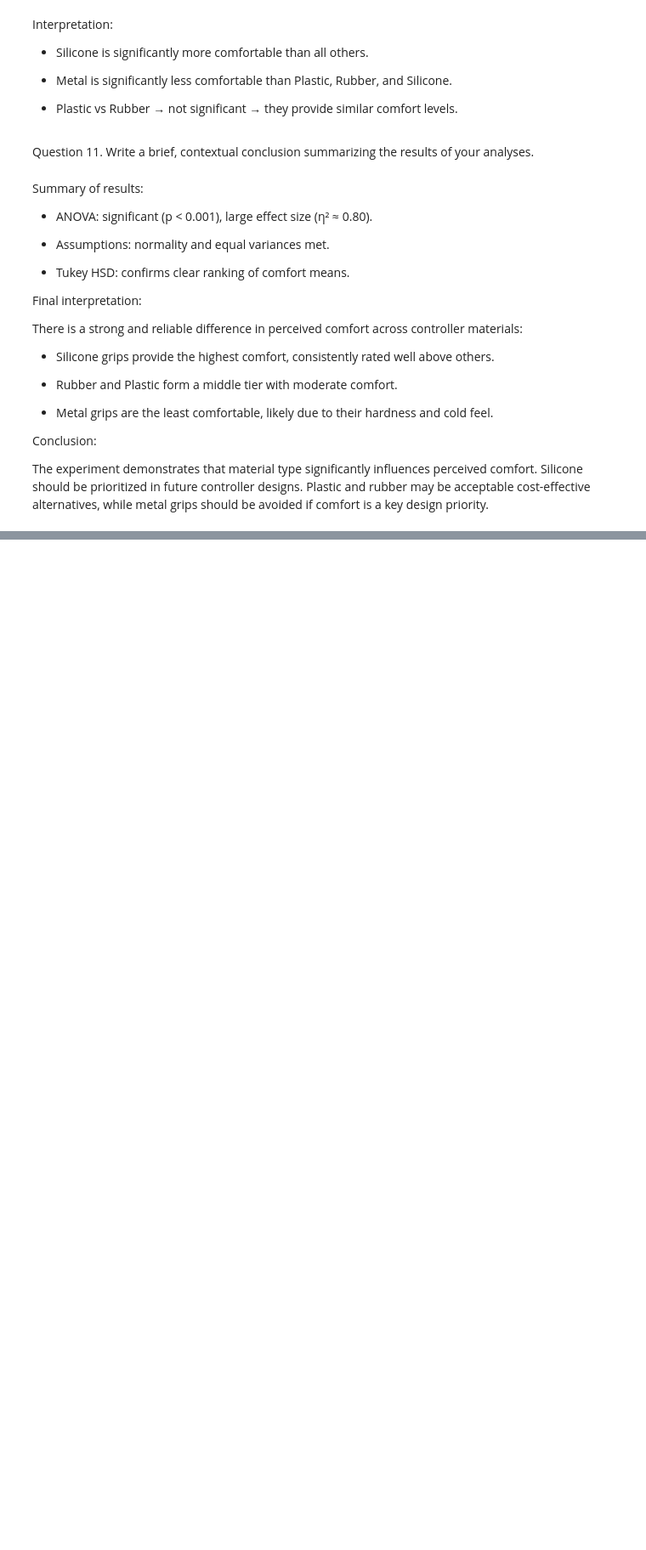
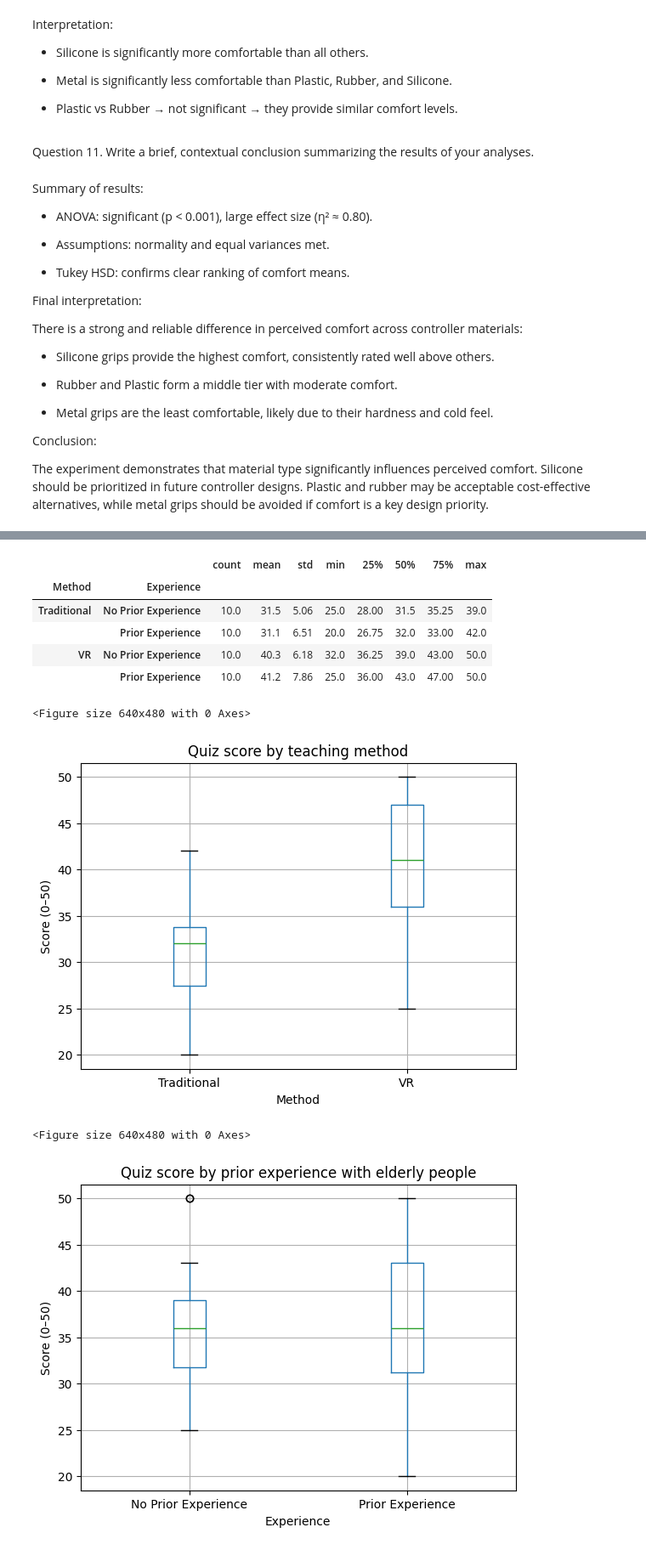
Before and after one commit to LalithAditya0802/STAT-7220-Applied-Experimental-Design, a Jupyter notebook: Assignments/Midterm-Exam/Midterm-Exam.ipynb, the cells around one changed output, grey strips where cells are left out. Shown at 85% size. Drawn from its saved outputs; the diff is of its cells as text; code cells hidden in the pictures; blank space fills up the shorter version.

```diff
--- a/Assignments/Midterm-Exam/Midterm-Exam.ipynb
+++ b/Assignments/Midterm-Exam/Midterm-Exam.ipynb
@@ -340,0 +452,41 @@ Plastic and rubber may be acceptable cost-effective alternatives, while metal gr
+# %%
+# Descriptive summaries
+by_method = df.groupby("Method")["Score"].describe().round(2)
+by_exp = df.groupby("Experience")["Score"].describe().round(2)
+by_both = df.groupby(["Method","Experience"])["Score"].describe().round(2)
+
+display(by_method)
+display(by_exp)
+display(by_both)
+
+# Boxplots by Method and by Experience
+plt.figure()
+df.boxplot(column="Score", by="Method")
+plt.title("Quiz score by teaching method")
+plt.suptitle("")
+plt.xlabel("Method"); plt.ylabel("Score (0–50)")
+plt.show()
+
+plt.figure()
+df.boxplot(column="Score", by="Experience")
+plt.title("Quiz score by prior experience with elderly people")
+plt.suptitle("")
+plt.xlabel("Experience"); plt.ylabel("Score (0–50)")
+plt.show()
+
+# Interaction (means) plot
+means = df.groupby(["Experience","Method"])["Score"].mean().unstack()
+plt.figure()
+for exp in means.index:
+    plt.plot(means.columns, means.loc[exp, :], marker="o", label=str(exp))
+plt.title("Interaction plot: Method × Experience (mean scores)")
+plt.xlabel("Method"); plt.ylabel("Mean Score")
+plt.legend(title="Experience")
+plt.show()
+
+# Narrative
+marginals = df.groupby("Method")["Score"].mean().round(2)
+print("Marginal means by Method:", dict(marginals))
+print("VR advantage (points):", float(marginals["VR"] - marginals["Traditional"]))
+print("EDA takeaway: VR sits notably higher than Traditional; lines in the interaction plot are roughly parallel → little visible interaction.")
+# %% [output]
@@ -340,0 +501,10 @@ Plastic and rubber may be acceptable cost-effective alternatives, while metal gr
+|  |  | count | mean | std | min | 25% | 50% | 75% | max |
+| Method | Experience |  |  |  |  |  |  |  |  |
+| Traditional | No Prior Experience | 10.0 | 31.5 | 5.06 | 25.0 | 28.00 | 31.5 | 35.25 | 39.0 |
+|  | Prior Experience | 10.0 | 31.1 | 6.51 | 20.0 | 26.75 | 32.0 | 33.00 | 42.0 |
+| VR | No Prior Experience | 10.0 | 40.3 | 6.18 | 32.0 | 36.25 | 39.0 | 43.00 | 50.0 |
+|  | Prior Experience | 10.0 | 41.2 | 7.86 | 25.0 | 36.00 | 43.0 | 47.00 | 50.0 |
+<Figure size 640x480 with 0 Axes>
+[figure, added]
+<Figure size 640x480 with 0 Axes>
+[figure, added]
```
Also changed, not shown: parts of 20 cells of this notebook.
